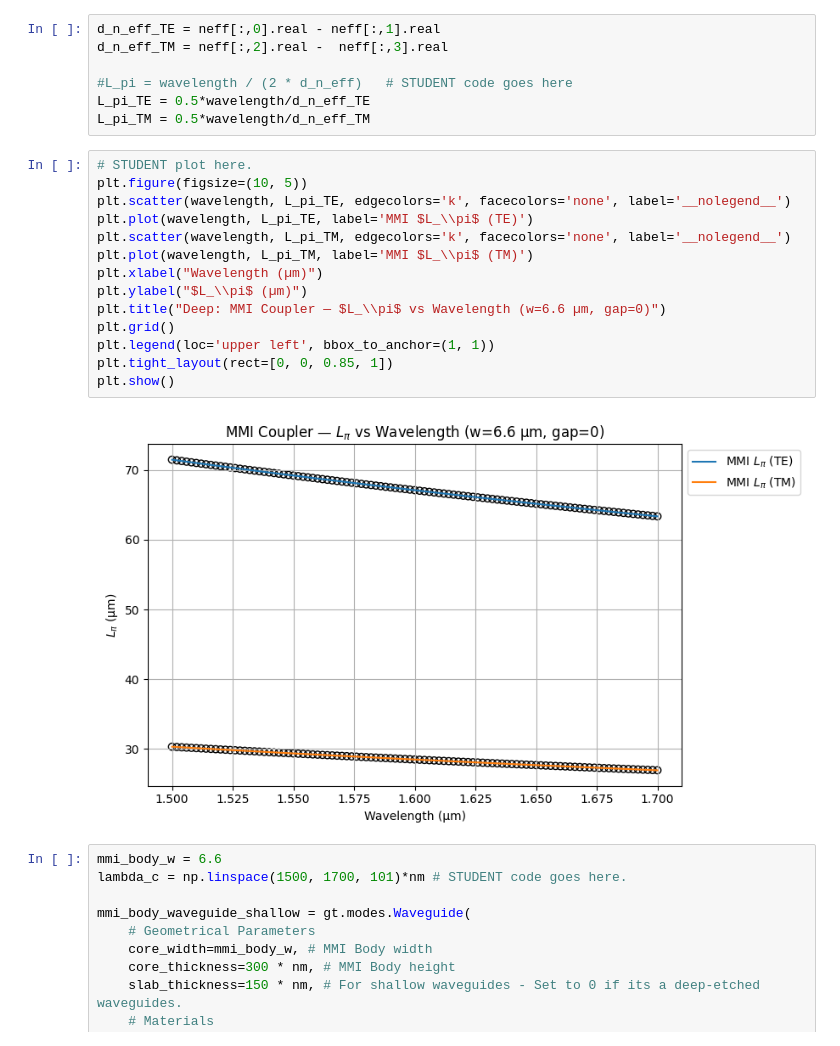
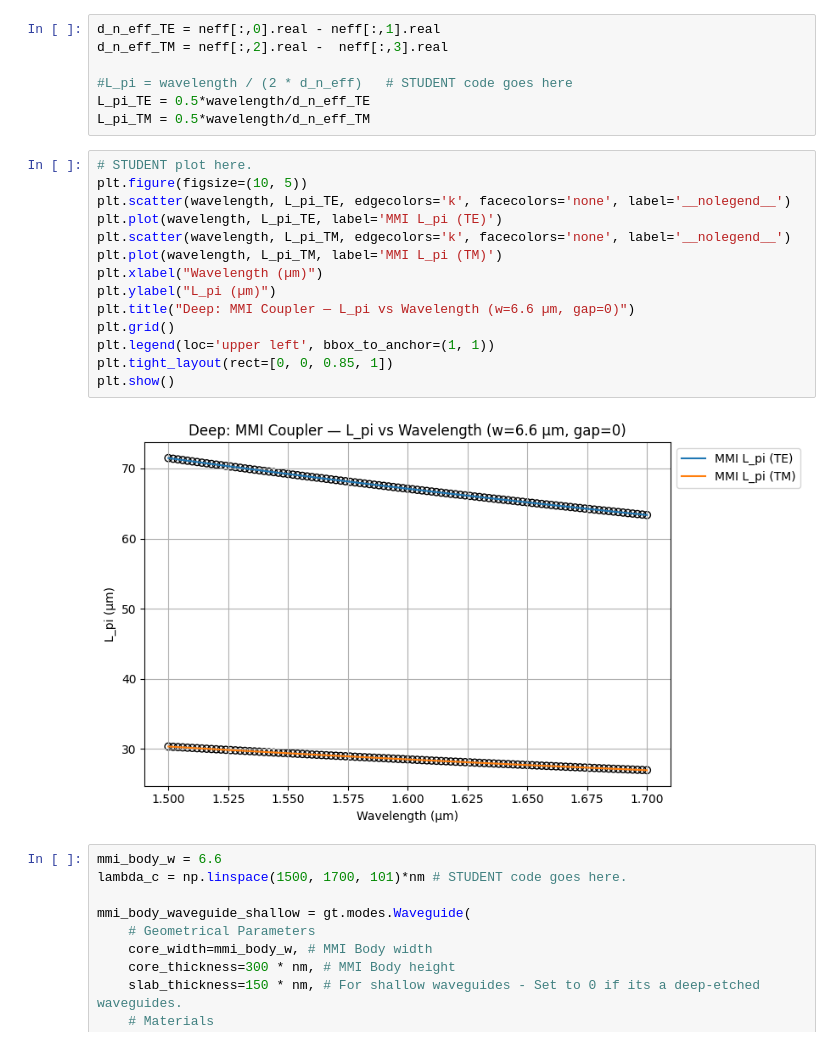
Before and after one commit to claudiaquiles/cifoin-lab2, a Jupyter notebook: COUPLERS_Student.ipynb, the cells around one changed output. Cells and saved outputs as stored; diff of their text form.

```diff
--- a/COUPLERS_Student.ipynb
+++ b/COUPLERS_Student.ipynb
@@ -1020,19 +1050,19 @@ L_pi_TM = 0.5*wavelength/d_n_eff_TM
 # %%
 # STUDENT plot here.
 plt.figure(figsize=(10, 5))
 plt.scatter(wavelength, L_pi_TE, edgecolors='k', facecolors='none', label='__nolegend__')
-plt.plot(wavelength, L_pi_TE, label='MMI $L_\\pi$ (TE)')
+plt.plot(wavelength, L_pi_TE, label='MMI L_pi (TE)')
 plt.scatter(wavelength, L_pi_TM, edgecolors='k', facecolors='none', label='__nolegend__')
-plt.plot(wavelength, L_pi_TM, label='MMI $L_\\pi$ (TM)')
+plt.plot(wavelength, L_pi_TM, label='MMI L_pi (TM)')
 plt.xlabel("Wavelength (µm)")
-plt.ylabel("$L_\\pi$ (µm)")
-plt.title("Deep: MMI Coupler — $L_\\pi$ vs Wavelength (w=6.6 µm, gap=0)")
+plt.ylabel("L_pi (µm)")
+plt.title("Deep: MMI Coupler — L_pi vs Wavelength (w=6.6 µm, gap=0)")
 plt.grid()
 plt.legend(loc='upper left', bbox_to_anchor=(1, 1))
 plt.tight_layout(rect=[0, 0, 0.85, 1])
 plt.show()
 # %% [output]
-[figure, old version]
+[figure, new version]
 # %%
 mmi_body_w = 6.6
 lambda_c = np.linspace(1500, 1700, 101)*nm # STUDENT code goes here.
```
Also changed, not shown: parts of 15 cells of this notebook.
